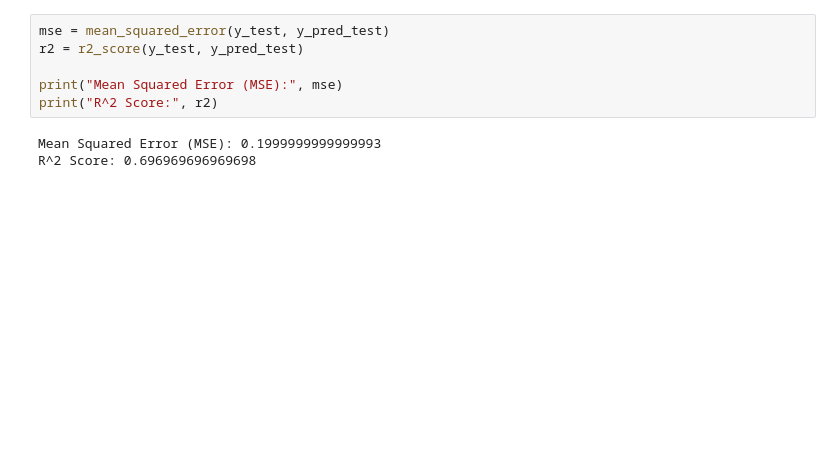
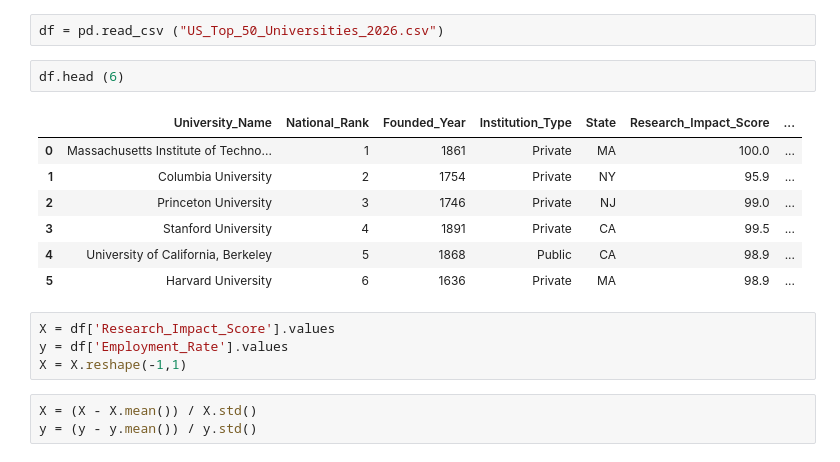
Before and after one commit to flyingrockingit/Module-11, a Jupyter notebook: Regression_analysis_project.ipynb, the cells around one changed output. Saved outputs shown, nothing was run; the diff lists cells and outputs as text; blank space fills up the shorter version.

```diff
--- a/Regression_analysis_project.ipynb
+++ b/Regression_analysis_project.ipynb
@@ -46,9 +13,19 @@ plt.show()
-# %%
-mse = mean_squared_error(y_test, y_pred_test)
-r2 = r2_score(y_test, y_pred_test)
-
-print("Mean Squared Error (MSE):", mse)
-print("R^2 Score:", r2)
-# %% [output]
-Mean Squared Error (MSE): 0.1999999999999993
-R^2 Score: 0.696969696969698
+# %%
+df = pd.read_csv ("US_Top_50_Universities_2026.csv")
+# %%
+df.head (6)
+# %% [output]
+|  | University_Name | National_Rank | Founded_Year | Institution_Type | State | Research_Impact_Score | ... |
+| 0 | Massachusetts Institute of Techno... | 1 | 1861 | Private | MA | 100.0 | ... |
+| 1 | Columbia University | 2 | 1754 | Private | NY | 95.9 | ... |
+| 2 | Princeton University | 3 | 1746 | Private | NJ | 99.0 | ... |
+| 3 | Stanford University | 4 | 1891 | Private | CA | 99.5 | ... |
+| 4 | University of California, Berkeley | 5 | 1868 | Public | CA | 98.9 | ... |
+| 5 | Harvard University | 6 | 1636 | Private | MA | 98.9 | ... |
+# %%
+X = df['Research_Impact_Score'].values
+y = df['Employment_Rate'].values
+X = X.reshape(-1,1)
+# %%
+X = (X - X.mean()) / X.std()
+y = (y - y.mean()) / y.std()
```
Also changed, not shown: parts of 7 cells of this notebook.
